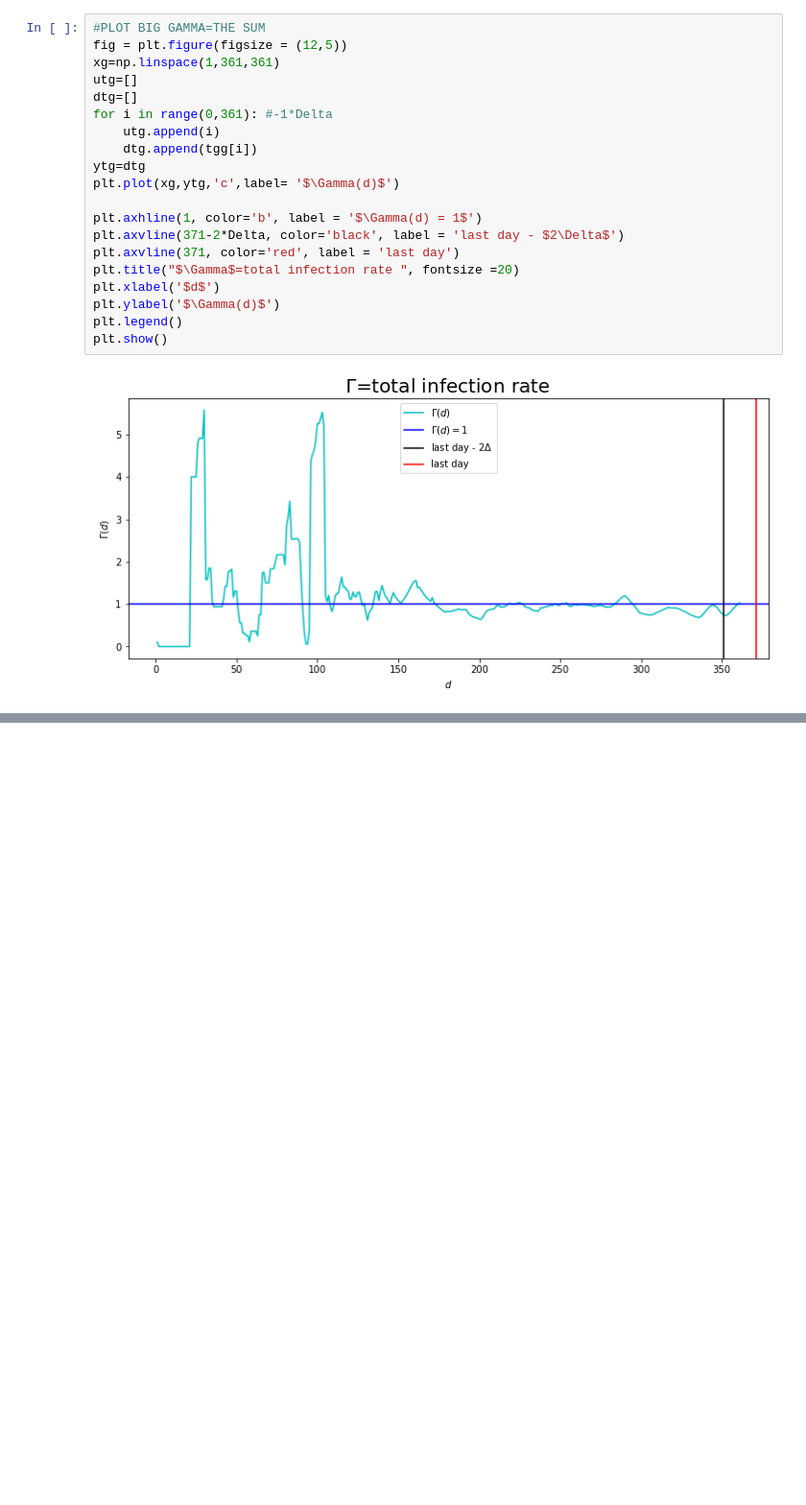
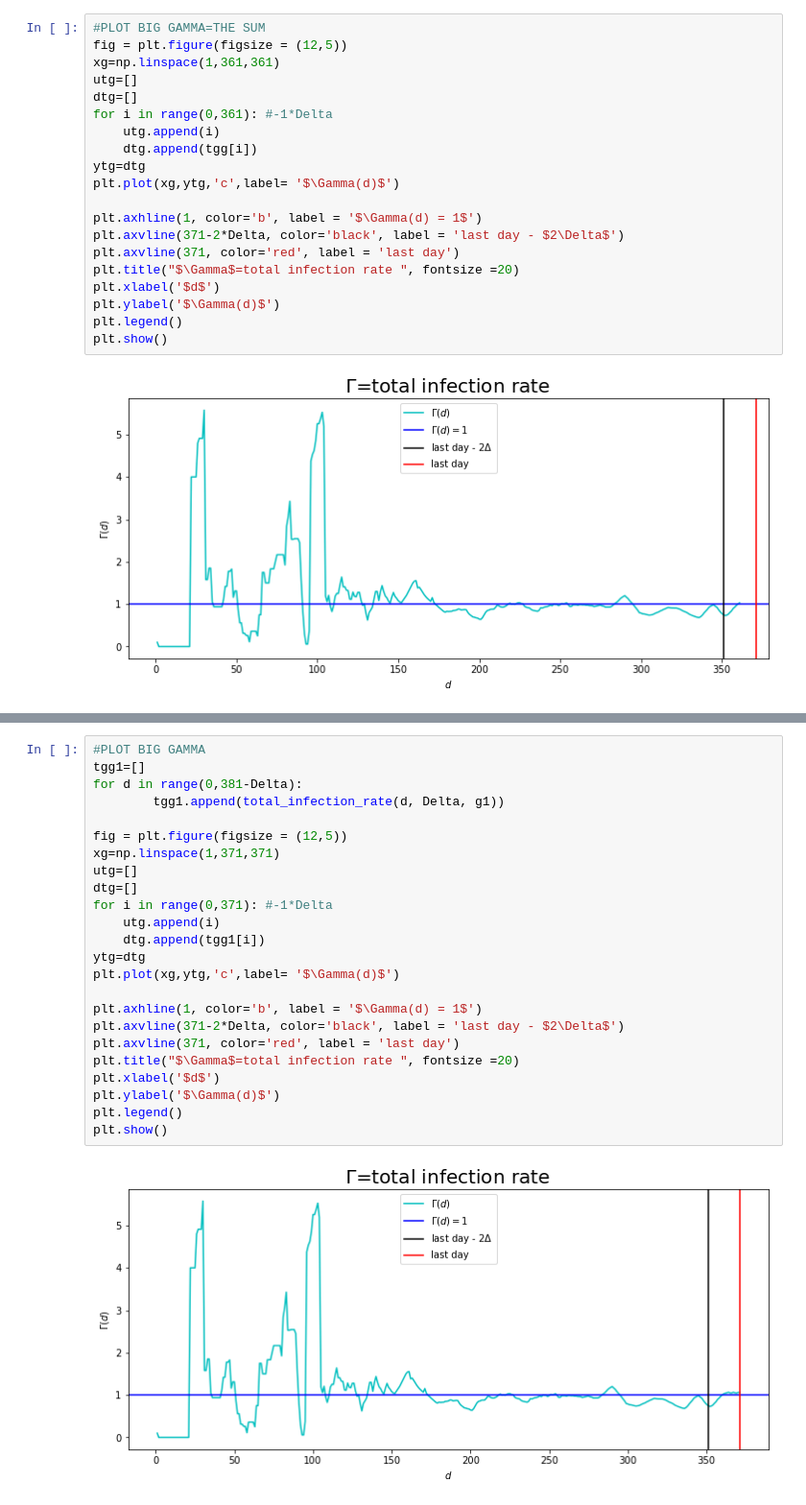
Before and after one commit to lamaraz/covid-in-Syria, a Jupyter notebook: HIT.ipynb, the cells around one changed output, grey strips where cells are left out. Shown at 96% size. Cells and saved outputs as stored; diff of their text form; blank space fills up the shorter version.

```diff
--- a/HIT.ipynb
+++ b/HIT.ipynb
@@ -313,0 +438,26 @@ We have now extrapolated the $\gamma(d)$ parameter to the last day ,based on the
+# %%
+#PLOT BIG GAMMA
+tgg1=[]
+for d in range(0,381-Delta):
+        tgg1.append(total_infection_rate(d, Delta, g1))
+
+fig = plt.figure(figsize = (12,5))
+xg=np.linspace(1,371,371)
+utg=[]
+dtg=[]
+for i in range(0,371): #-1*Delta
+    utg.append(i)
+    dtg.append(tgg1[i])
+ytg=dtg
+plt.plot(xg,ytg,'c',label= '$\Gamma(d)$')
+
+plt.axhline(1, color='b', label = '$\Gamma(d) = 1$')
+plt.axvline(371-2*Delta, color='black', label = 'last day - $2\Delta$')
+plt.axvline(371, color='red', label = 'last day')
+plt.title("$\Gamma$=total infection rate ", fontsize =20)
+plt.xlabel('$d$')
+plt.ylabel('$\Gamma(d)$')
+plt.legend()
+plt.show()
+# %% [output]
+[figure, added]
```
Also changed, not shown: parts of 17 cells of this notebook.
